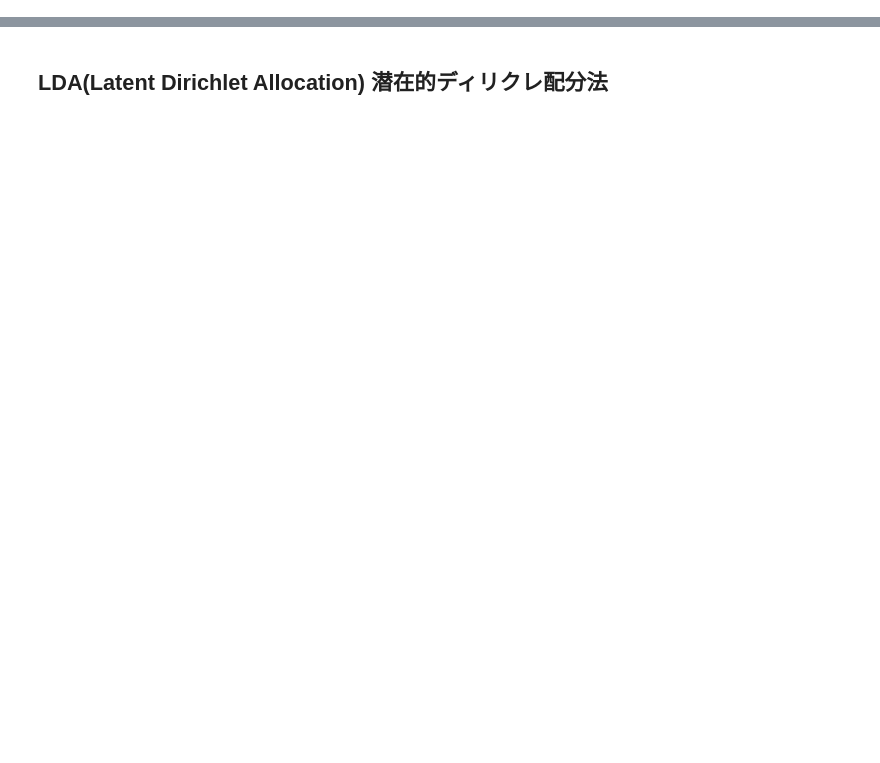
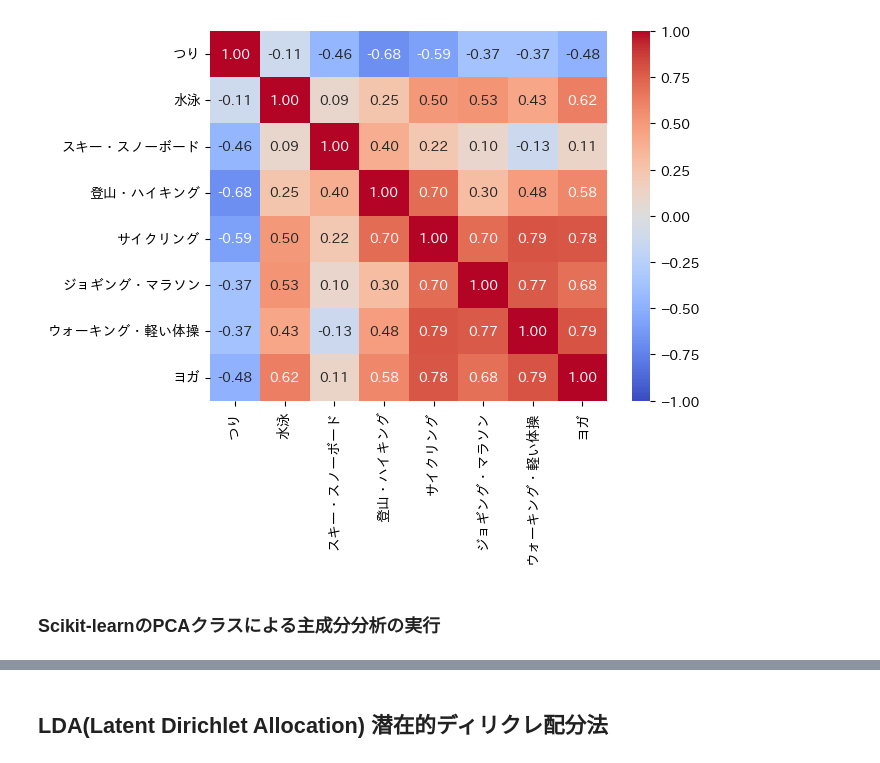
Before and after one commit to yamamoTo-spectatior/dstokuron_classworks, a Jupyter notebook: work/class10.ipynb, the cells around one changed output, grey strips where cells are left out. Cells and saved outputs as stored; diff of their text form; code cells hidden in the pictures; blank space fills up the shorter version.

```diff
--- a/work/class10.ipynb
+++ b/work/class10.ipynb
@@ -0,0 +39,11 @@
+# %%
+URL = 'https://www.nstac.go.jp/sys/files/SSDSE-D-2023.csv'
+df = pd.read_csv(URL, skiprows=[0, 2],
+                  encoding='shift_jis')
+columns = [
+  'つり', '水泳', 'スキー・スノーボード', '登山・ハイキング',
+  'サイクリング', 'ジョギング・マラソン',
+  'ウォーキング・軽い体操', 'ヨガ'
+ ]
+
+df.loc[0:46, ['都道府県'] + columns]
@@ -0,0 +68,2 @@
+# %%
+activity_df = df.loc[0:46, columns]
@@ -0,0 +103,7 @@
+# %%
+# 特徴量間のペア相関
+sns.heatmap(activity_df.corr(), cmap='coolwarm',
+              annot=True, fmt='.2f', vmin=-1, vmax=1)
+plt.show()
+# %% [output]
+[figure, added]
@@ -0,0 +114,2 @@
+# %% [markdown]
+### Scikit-learnのPCAクラスによる主成分分析の実行
```
Also changed, not shown: parts of 24 cells of this notebook.
